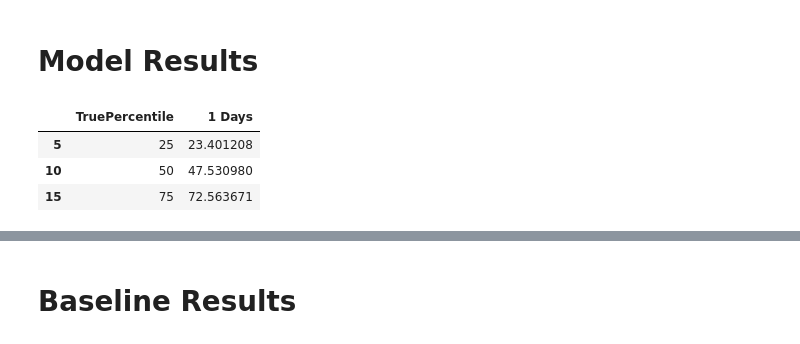
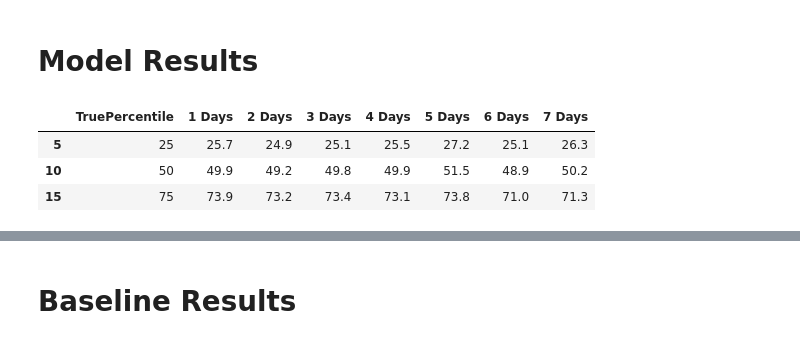
Before and after one commit to ddasilva/wsa_knn_uncertainty_v2, a Jupyter notebook: notebooks/Percentile Analysis.ipynb, the cells around one changed output, grey strips where cells are left out. Drawn from its saved outputs; the diff is of its cells as text; code cells hidden in the pictures.

```diff
--- a/notebooks/Percentile Analysis.ipynb
+++ b/notebooks/Percentile Analysis.ipynb
@@ -22,7 +22,7 @@ df_baseline = pd.DataFrame()
 for i in range(MIN_DAYSAHEAD, MAX_DAYSAHEAD + 1):
     # Load model dataframe
     df_cur = pd.read_csv(
-        f"../data/processed/gaussian/k35/delta_window4/percentiles_daysahead{i}_R000.csv"
+        f"../data/processed/skew_gaussian/k150/delta_window8/percentiles_daysahead{i}_R000.csv"
     )
     df["TruePercentile"] = df_cur["TruePercentile"]
     df[f"{i} Days"] = df_cur["ObservedPercentile"]
@@ -62,12 +76,13 @@ df_baseline
 # %% [markdown]
 # Model Results
 # %%
+pd.set_option('display.float_format', '{:.1f}'.format)
 df[df.TruePercentile.apply(lambda x: x in [25, 50, 75])]
 # %% [output]
-|  | TruePercentile | 1 Days |
-| 5 | 25 | 23.401208 |
-| 10 | 50 | 47.530980 |
-| 15 | 75 | 72.563671 |
+|  | TruePercentile | 1 Days | 2 Days | 3 Days | 4 Days | 5 Days | 6 Days | 7 Days |
+| 5 | 25 | 25.7 | 24.9 | 25.1 | 25.5 | 27.2 | 25.1 | 26.3 |
+| 10 | 50 | 49.9 | 49.2 | 49.8 | 49.9 | 51.5 | 48.9 | 50.2 |
+| 15 | 75 | 73.9 | 73.2 | 73.4 | 73.1 | 73.8 | 71.0 | 71.3 |
 # %%
 df_err = pd.DataFrame(
     {
```
Also changed, not shown: parts of 10 cells of this notebook, 6 other files.
